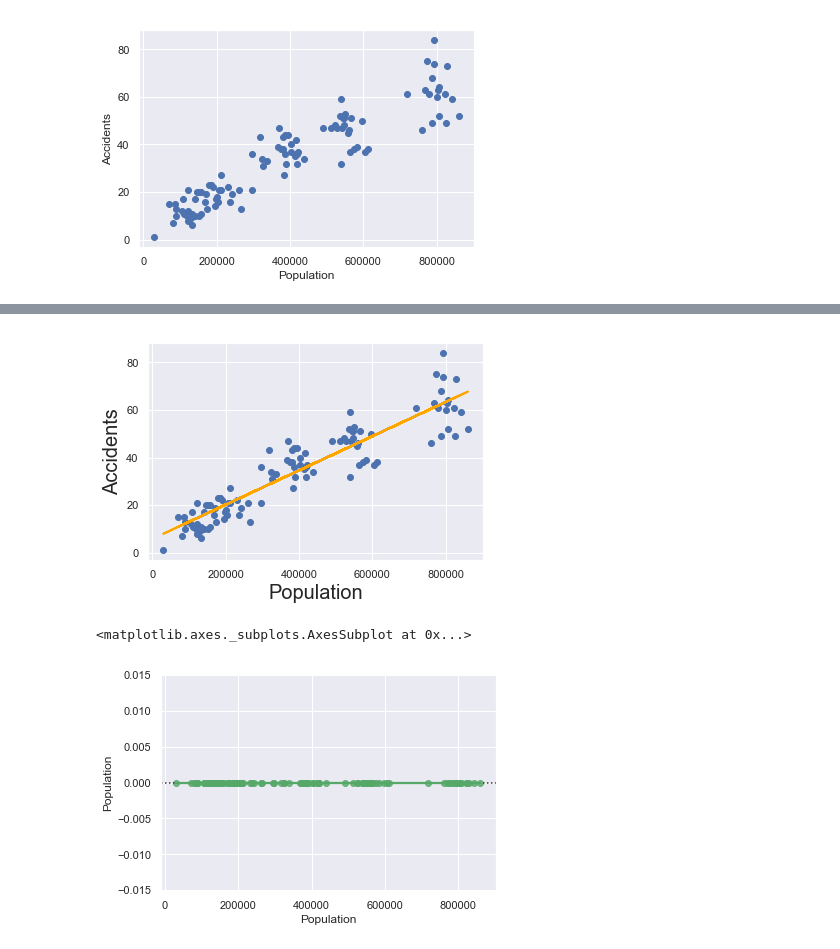
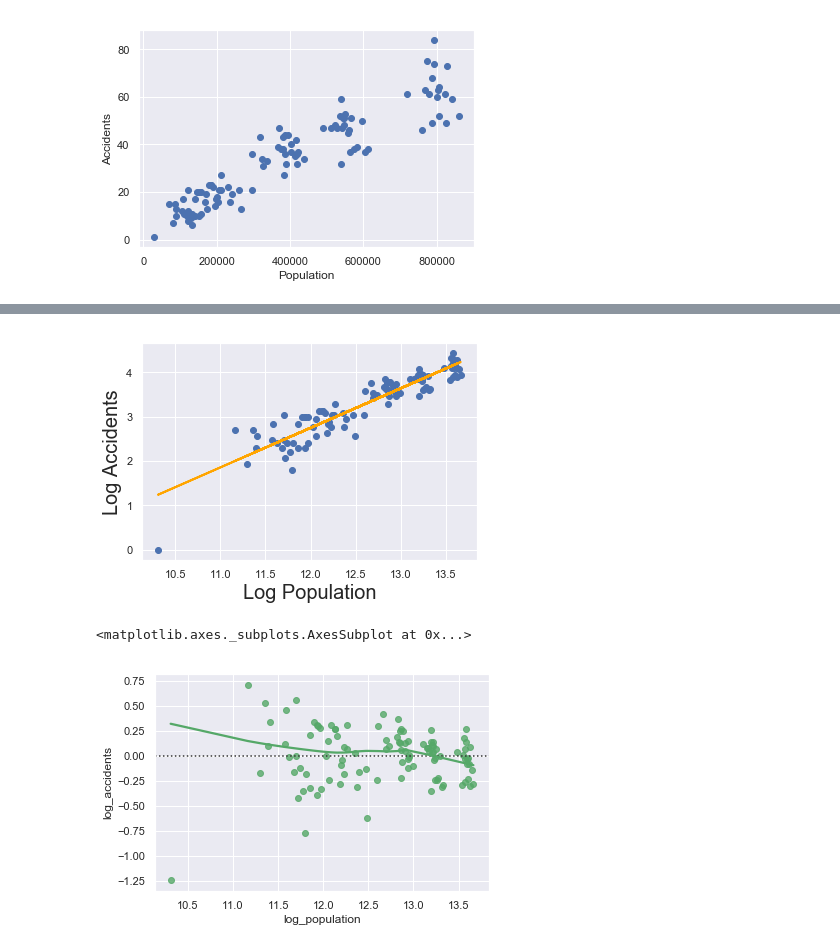
Before and after one commit to alexandrehsd/regression-analysis, a Jupyter notebook: Regression Analysis.ipynb, the cells around one changed output, grey strips where cells are left out. Drawn from its saved outputs; the diff is of its cells as text; code cells hidden in the pictures.

```diff
--- a/Regression Analysis.ipynb
+++ b/Regression Analysis.ipynb
@@ -403,0 +441,6 @@ strong multicollinearity or other numerical problems.
+# %%
+# Applying logarithmical Transformation
+heter_data['log_population'] = np.log(heter_data['Population'])
+# %%
+x1 = heter_data['log_population']
+y = heter_data['Accidents']
@@ -403,0 +496,4 @@ strong multicollinearity or other numerical problems.
+# %%
+heter_data['log_accidents'] = np.log(heter_data['Accidents'])
+# %%
+y = heter_data['log_accidents']
@@ -404,14 +523,16 @@ strong multicollinearity or other numerical problems.
 # %%
 plt.scatter(x1,y)
-y_hat = 5.8219 + 0.00007186*x1
-fig1 = plt.plot(x1,y_hat, lw=2, c='orange', label = 'regression line')
-plt.xlabel('Population', fontsize = 20)
-plt.ylabel('Accidents', fontsize = 20)
+
+y_hat = -7.9563 + 0.8922*x1
+fig9 = plt.plot(x1,y_hat, lw=2, c='orange', label = 'regression line')
+
+plt.xlabel('Log Population', fontsize = 20)
+plt.ylabel('Log Accidents', fontsize = 20)
 plt.show()
 # %% [output]
-[figure, old version]
+[figure, new version]
 # %%
-sns.residplot(x1, y_hat, lowess=True, color="g")
+sns.residplot(x1, y, lowess=True, color="g")
 # %% [output]
 <matplotlib.axes._subplots.AxesSubplot at 0x...>
-[figure, old version]
+[figure, new version]
```
Also changed, not shown: parts of 23 cells of this notebook.
